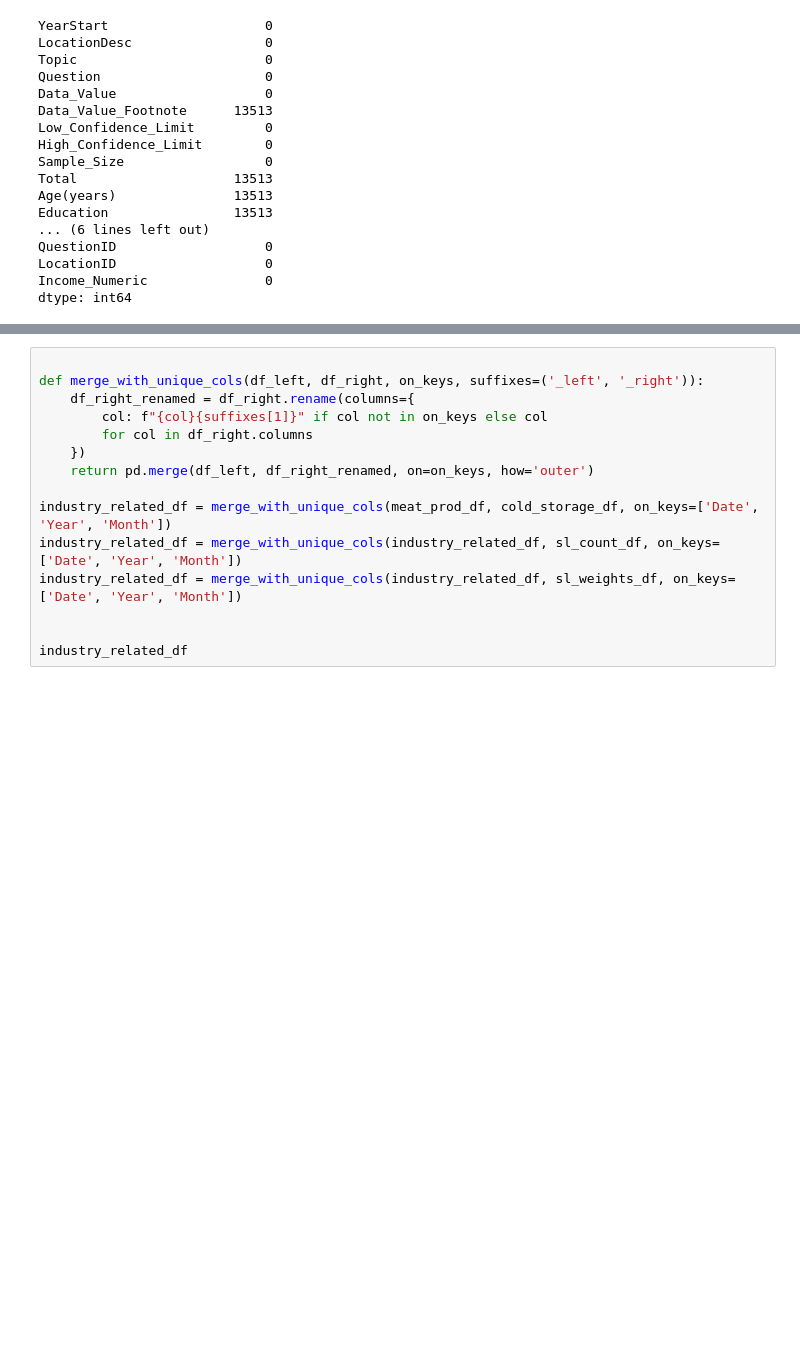
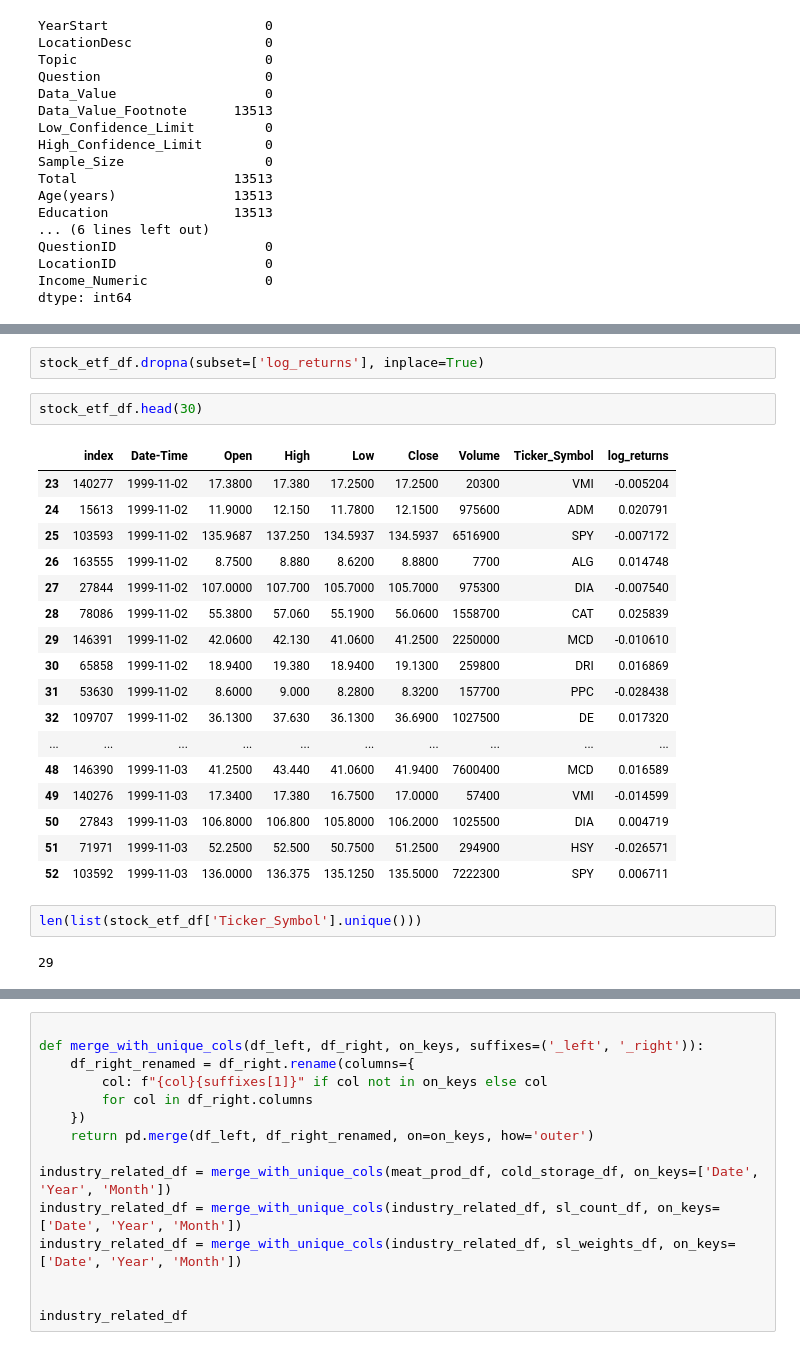
Before and after one commit to YuvBindal/Citadel-APAC-DATATHON-24, a Jupyter notebook: apac-datathon.ipynb, the cells around one changed output, grey strips where cells are left out. Saved outputs shown, nothing was run; the diff lists cells and outputs as text; blank space fills up the shorter version.

```diff
--- a/apac-datathon.ipynb
+++ b/apac-datathon.ipynb
@@ -344,0 +463,26 @@ stock_etf.head()
+# %%
+stock_etf_df.dropna(subset=['log_returns'], inplace=True)
+# %%
+stock_etf_df.head(30)
+# %% [output]
+|  | index | Date-Time | Open | High | Low | Close | Volume | Ticker_Symbol | log_returns |
+| 23 | 140277 | 1999-11-02 | 17.3800 | 17.380 | 17.2500 | 17.2500 | 20300 | VMI | -0.005204 |
+| 24 | 15613 | 1999-11-02 | 11.9000 | 12.150 | 11.7800 | 12.1500 | 975600 | ADM | 0.020791 |
+| 25 | 103593 | 1999-11-02 | 135.9687 | 137.250 | 134.5937 | 134.5937 | 6516900 | SPY | -0.007172 |
+| 26 | 163555 | 1999-11-02 | 8.7500 | 8.880 | 8.6200 | 8.8800 | 7700 | ALG | 0.014748 |
+| 27 | 27844 | 1999-11-02 | 107.0000 | 107.700 | 105.7000 | 105.7000 | 975300 | DIA | -0.007540 |
+| 28 | 78086 | 1999-11-02 | 55.3800 | 57.060 | 55.1900 | 56.0600 | 1558700 | CAT | 0.025839 |
+| 29 | 146391 | 1999-11-02 | 42.0600 | 42.130 | 41.0600 | 41.2500 | 2250000 | MCD | -0.010610 |
+| 30 | 65858 | 1999-11-02 | 18.9400 | 19.380 | 18.9400 | 19.1300 | 259800 | DRI | 0.016869 |
+| 31 | 53630 | 1999-11-02 | 8.6000 | 9.000 | 8.2800 | 8.3200 | 157700 | PPC | -0.028438 |
+| 32 | 109707 | 1999-11-02 | 36.1300 | 37.630 | 36.1300 | 36.6900 | 1027500 | DE | 0.017320 |
+| ... | ... | ... | ... | ... | ... | ... | ... | ... | ... |
+| 48 | 146390 | 1999-11-03 | 41.2500 | 43.440 | 41.0600 | 41.9400 | 7600400 | MCD | 0.016589 |
+| 49 | 140276 | 1999-11-03 | 17.3400 | 17.380 | 16.7500 | 17.0000 | 57400 | VMI | -0.014599 |
+| 50 | 27843 | 1999-11-03 | 106.8000 | 106.800 | 105.8000 | 106.2000 | 1025500 | DIA | 0.004719 |
+| 51 | 71971 | 1999-11-03 | 52.2500 | 52.500 | 50.7500 | 51.2500 | 294900 | HSY | -0.026571 |
+| 52 | 103592 | 1999-11-03 | 136.0000 | 136.375 | 135.1250 | 135.5000 | 7222300 | SPY | 0.006711 |
+# %%
+len(list(stock_etf_df['Ticker_Symbol'].unique()))
+# %% [output]
+29
```
Also changed, not shown: parts of 47 cells of this notebook.
